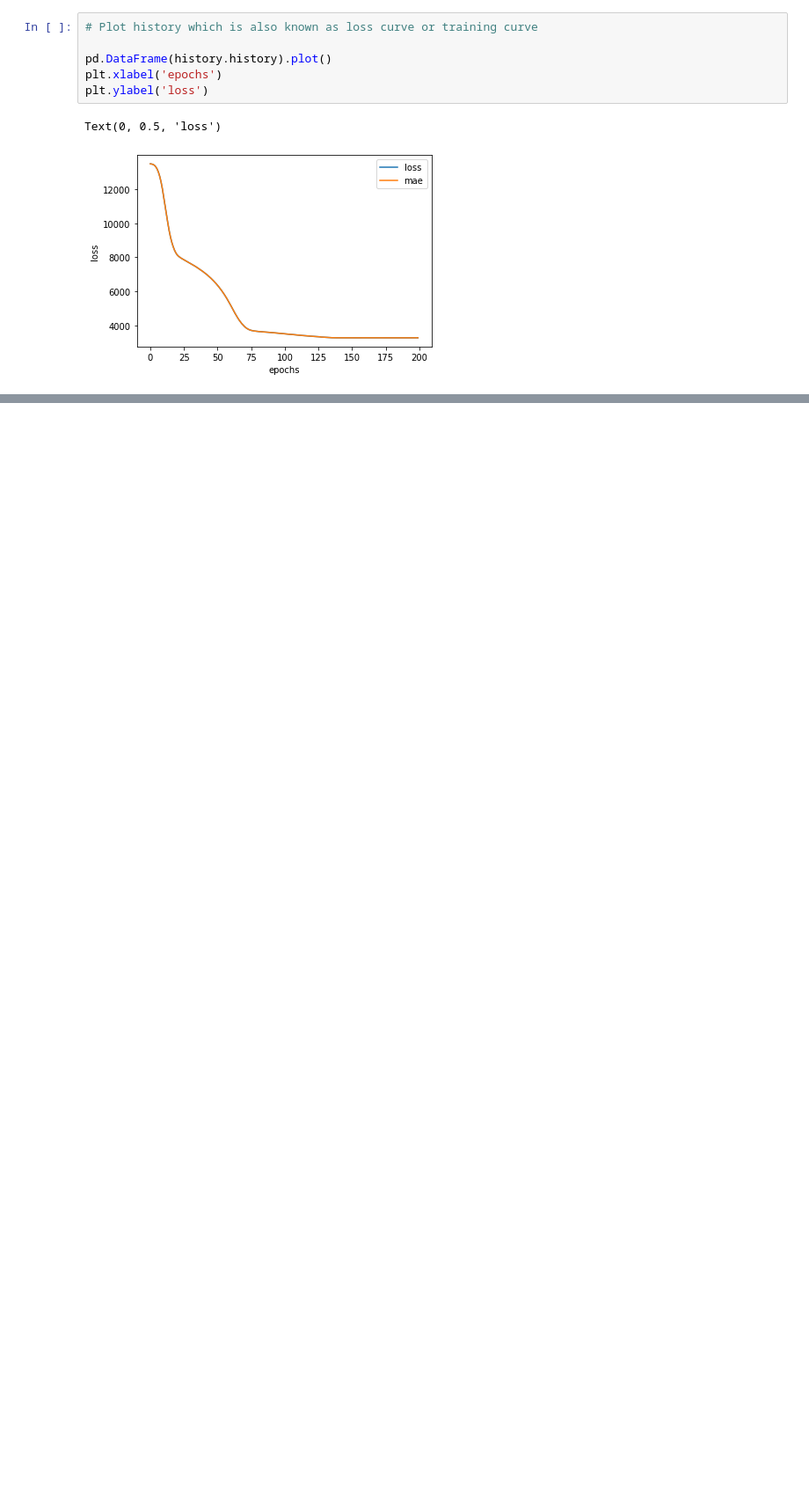
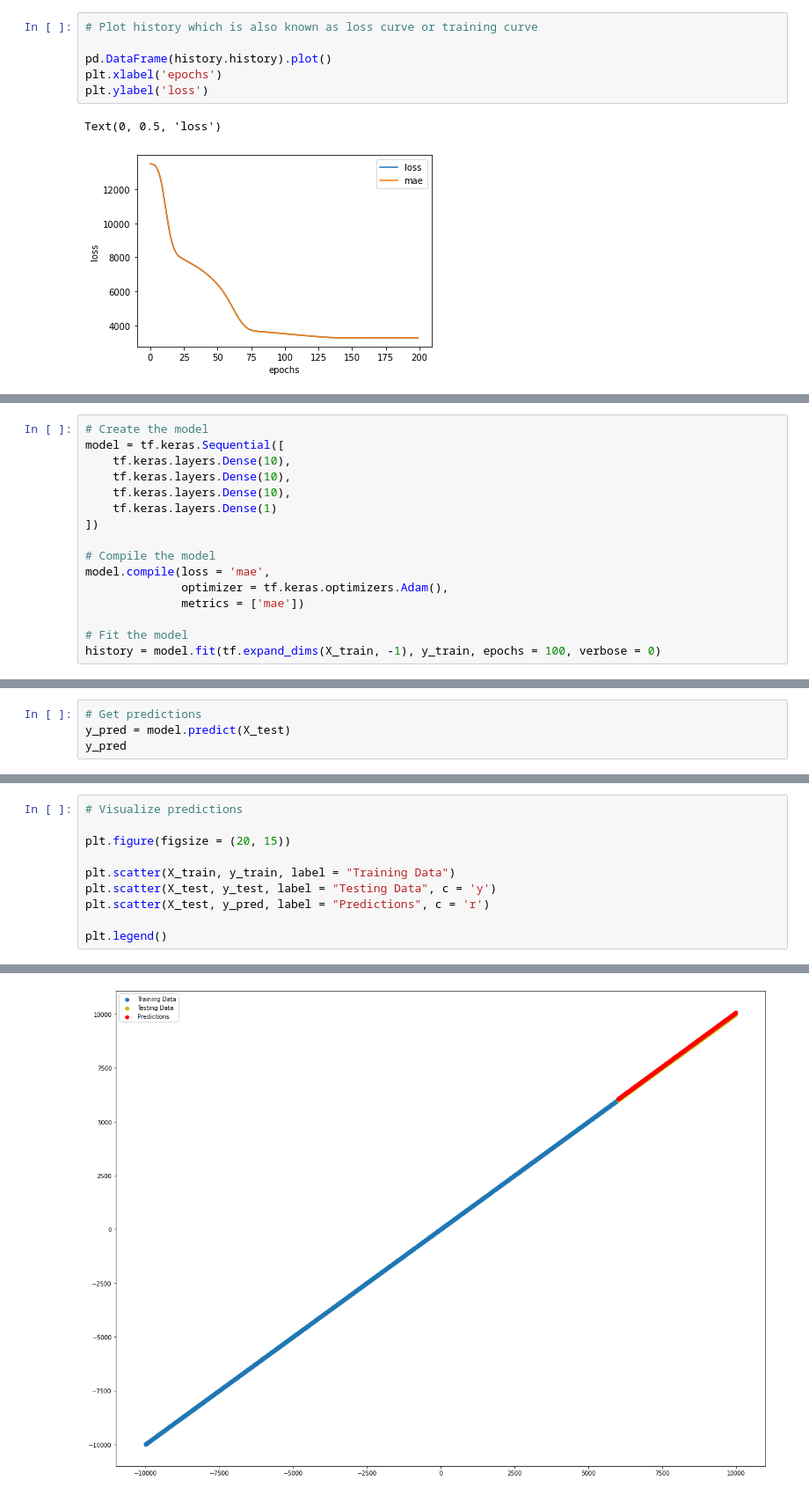
Before and after one commit to Anikate-De/TensorFlow-Deep-Learning, a Jupyter notebook: Neural Network Regression.ipynb, the cells around one changed output, grey strips where cells are left out. Shown at 88% size. Saved outputs shown, nothing was run; the diff lists cells and outputs as text; blank space fills up the shorter version.

```diff
--- a/Neural Network Regression.ipynb
+++ b/Neural Network Regression.ipynb
@@ -1069,0 +1152,16 @@ Text(0, 0.5, 'loss')
+# %%
+# Create the model
+model = tf.keras.Sequential([
+    tf.keras.layers.Dense(10),
+    tf.keras.layers.Dense(10),
+    tf.keras.layers.Dense(10),
+    tf.keras.layers.Dense(1)
+])
+
+# Compile the model
+model.compile(loss = 'mae',
+              optimizer = tf.keras.optimizers.Adam(),
+              metrics = ['mae'])
+
+# Fit the model
+history = model.fit(tf.expand_dims(X_train, -1), y_train, epochs = 100, verbose = 0)
@@ -1069,0 +1175,4 @@ Text(0, 0.5, 'loss')
+# %%
+# Get predictions
+y_pred = model.predict(X_test)
+y_pred
@@ -1069,0 +1198,11 @@ Text(0, 0.5, 'loss')
+# %%
+# Visualize predictions
+
+plt.figure(figsize = (20, 15))
+
+plt.scatter(X_train, y_train, label = "Training Data")
+plt.scatter(X_test, y_test, label = "Testing Data", c = 'y')
+plt.scatter(X_test, y_pred, label = "Predictions", c = 'r')
+
+plt.legend()
+# %% [output]
@@ -1069,0 +1210 @@ Text(0, 0.5, 'loss')
+[figure, added]
```
Also changed, not shown: parts of 79 cells of this notebook.
